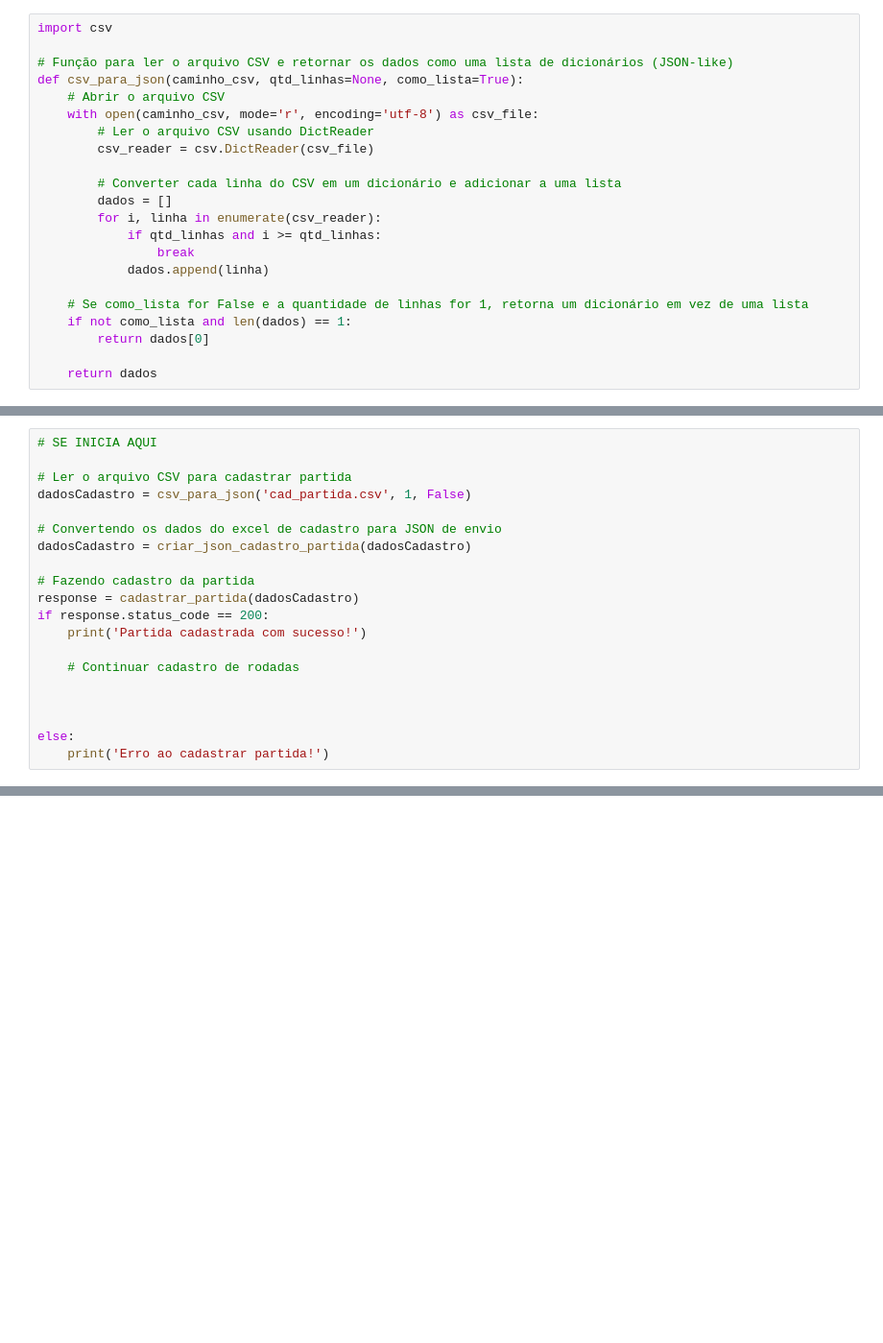
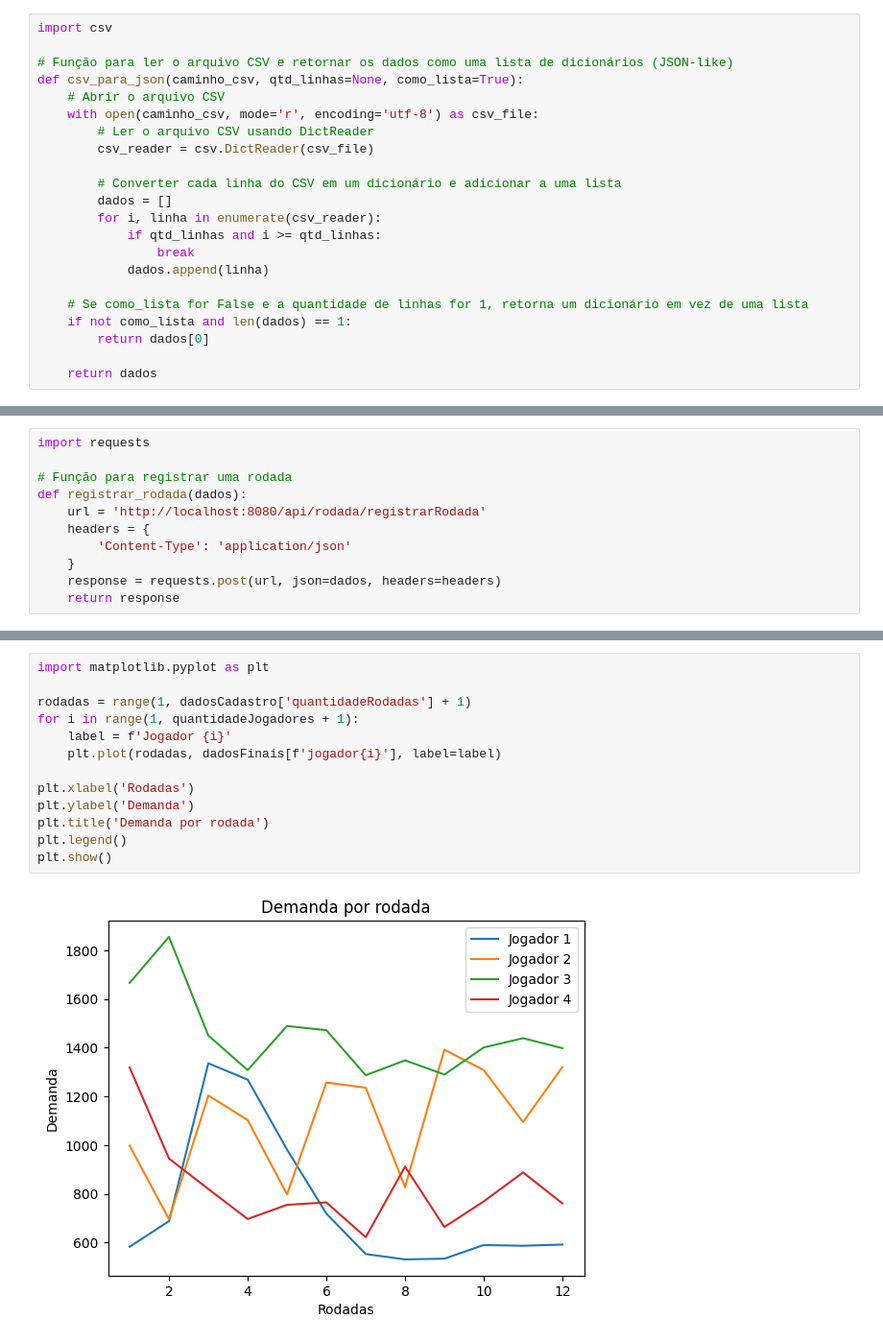
Before and after one commit to FabioJDelgado/api-geracao-demanda, a Jupyter notebook: consumo-api/TestesAPIGerecaoDemanda.ipynb, the cells around one changed output, grey strips where cells are left out. Shown at 96% size. Cells and saved outputs as stored; diff of their text form; blank space fills up the shorter version.

```diff
--- a/consumo-api/TestesAPIGerecaoDemanda.ipynb
+++ b/consumo-api/TestesAPIGerecaoDemanda.ipynb
@@ -82,23 +130,3 @@ def cadastrar_partida(dados):
     }
     response = requests.post(url, json=dados, headers=headers)
     return response
-# %%
-# SE INICIA AQUI
-
-# Ler o arquivo CSV para cadastrar partida
-dadosCadastro = csv_para_json('cad_partida.csv', 1, False)
-
-# Convertendo os dados do excel de cadastro para JSON de envio
-dadosCadastro = criar_json_cadastro_partida(dadosCadastro)
-
-# Fazendo cadastro da partida
-response = cadastrar_partida(dadosCadastro)
-if response.status_code == 200:
-    print('Partida cadastrada com sucesso!')
-
-    # Continuar cadastro de rodadas
-
-
-
-else:
-    print('Erro ao cadastrar partida!')
@@ -107,0 +133,11 @@ else:
+# %%
+import requests
+
+# Função para registrar uma rodada
+def registrar_rodada(dados):
+    url = 'http://localhost:8080/api/rodada/registrarRodada'
+    headers = {
+        'Content-Type': 'application/json'
+    }
+    response = requests.post(url, json=dados, headers=headers)
+    return response
@@ -107,0 +230,15 @@ else:
+# %%
+import matplotlib.pyplot as plt
+
+rodadas = range(1, dadosCadastro['quantidadeRodadas'] + 1)
+for i in range(1, quantidadeJogadores + 1):
+    label = f'Jogador {i}'
+    plt.plot(rodadas, dadosFinais[f'jogador{i}'], label=label)
+
+plt.xlabel('Rodadas')
+plt.ylabel('Demanda')
+plt.title('Demanda por rodada')
+plt.legend()
+plt.show()
+# %% [output]
+[figure, added]
```
Also changed, not shown: parts of 10 cells of this notebook, 2 other files.
